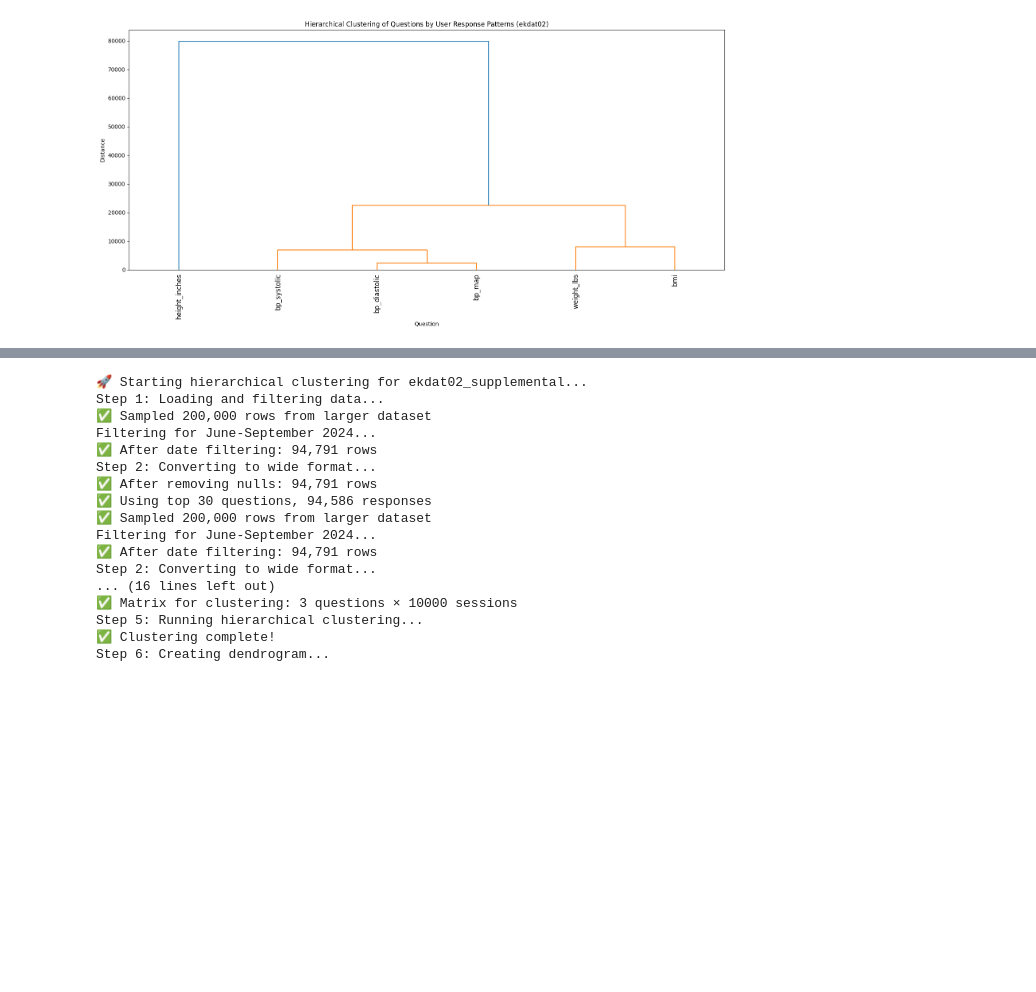
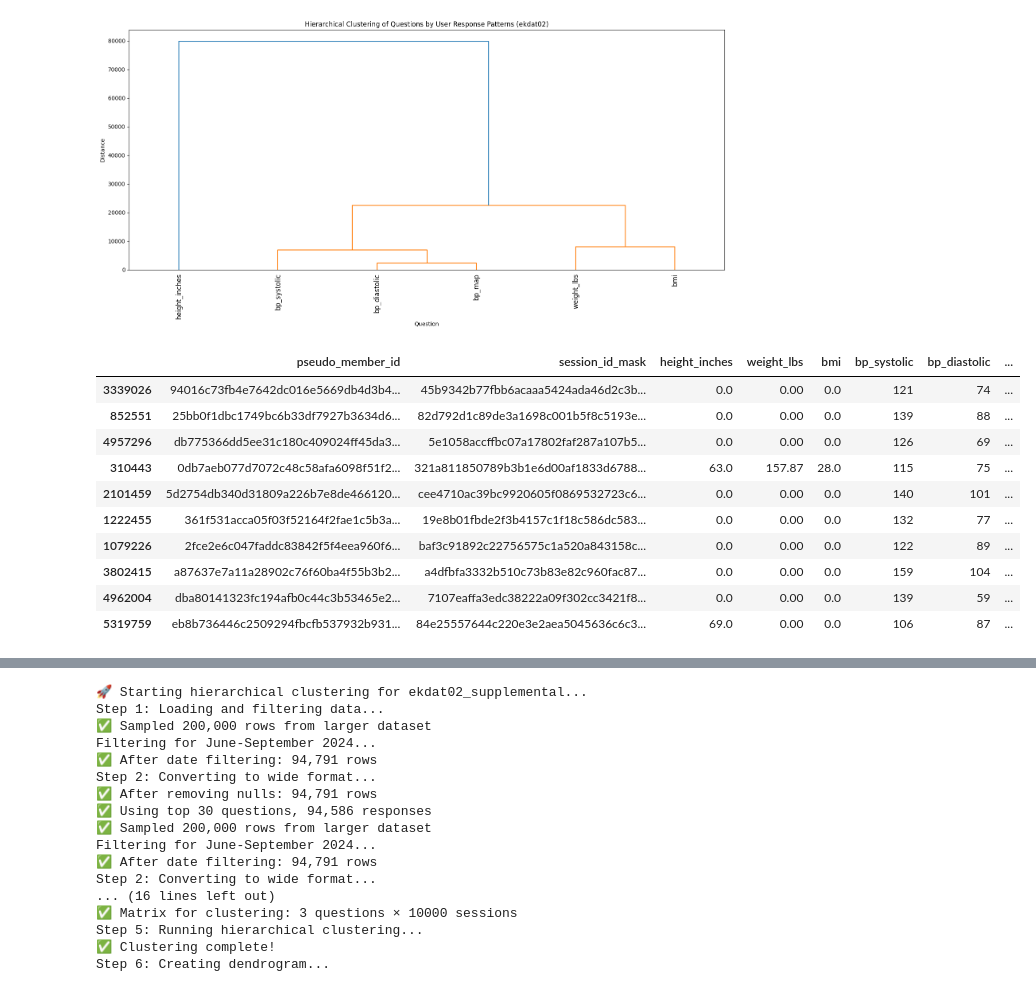
Before and after one commit to chroniq-lab/kiosk_user_patterns, a Jupyter notebook: data/kupdat02_summaries of variables.ipynb, the cells around one changed output, grey strips where cells are left out. Cells and saved outputs as stored; diff of their text form; code cells hidden in the pictures; blank space fills up the shorter version.

```diff
--- a/data/kupdat02_summaries of variables.ipynb
+++ b/data/kupdat02_summaries of variables.ipynb
@@ -184,3 +184,17 @@ plt.tight_layout()
 plt.show()
 # %% [output]
 [figure]
+# %%
+sample_df.head(10)
+# %% [output]
+|  | pseudo_member_id | session_id_mask | height_inches | weight_lbs | bmi | bp_systolic | bp_diastolic | ... |
+| 3339026 | 94016c73fb4e7642dc016e5669db4d3b4... | 45b9342b77fbb6acaaa5424ada46d2c3b... | 0.0 | 0.00 | 0.0 | 121 | 74 | ... |
+| 852551 | 25bb0f1dbc1749bc6b33df7927b3634d6... | 82d792d1c89de3a1698c001b5f8c5193e... | 0.0 | 0.00 | 0.0 | 139 | 88 | ... |
+| 4957296 | db775366dd5ee31c180c409024ff45da3... | 5e1058accffbc07a17802faf287a107b5... | 0.0 | 0.00 | 0.0 | 126 | 69 | ... |
+| 310443 | 0db7aeb077d7072c48c58afa6098f51f2... | 321a811850789b3b1e6d00af1833d6788... | 63.0 | 157.87 | 28.0 | 115 | 75 | ... |
+| 2101459 | 5d2754db340d31809a226b7e8de466120... | cee4710ac39bc9920605f0869532723c6... | 0.0 | 0.00 | 0.0 | 140 | 101 | ... |
+| 1222455 | 361f531acca05f03f52164f2fae1c5b3a... | 19e8b01fbde2f3b4157c1f18c586dc583... | 0.0 | 0.00 | 0.0 | 132 | 77 | ... |
+| 1079226 | 2fce2e6c047faddc83842f5f4eea960f6... | baf3c91892c22756575c1a520a843158c... | 0.0 | 0.00 | 0.0 | 122 | 89 | ... |
+| 3802415 | a87637e7a11a28902c76f60ba4f55b3b2... | a4dfbfa3332b510c73b83e82c960fac87... | 0.0 | 0.00 | 0.0 | 159 | 104 | ... |
+| 4962004 | dba80141323fc194afb0c44c3b53465e2... | 7107eaffa3edc38222a09f302cc3421f8... | 0.0 | 0.00 | 0.0 | 139 | 59 | ... |
+| 5319759 | eb8b736446c2509294fbcfb537932b931... | 84e25557644c220e3e2aea5045636c6c3... | 69.0 | 0.00 | 0.0 | 106 | 87 | ... |
```
Also changed, not shown: parts of 3 cells of this notebook, 2 other files.
